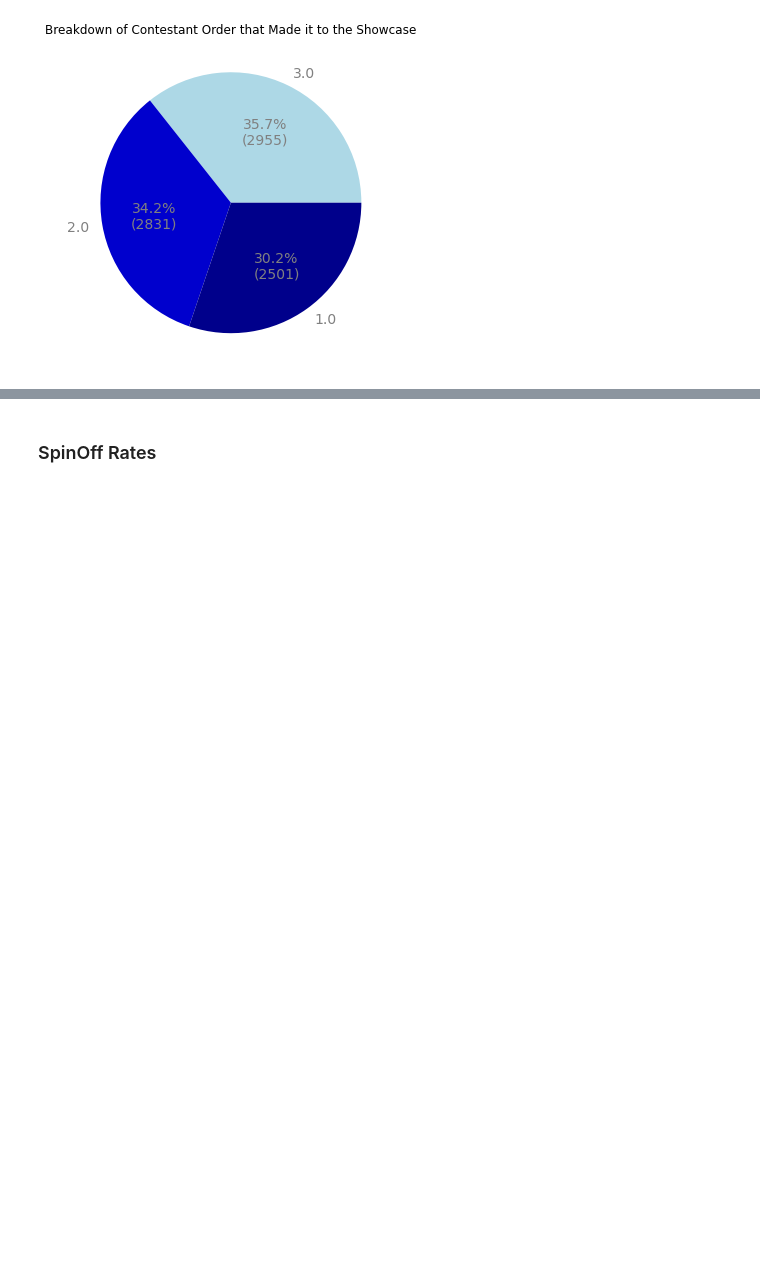
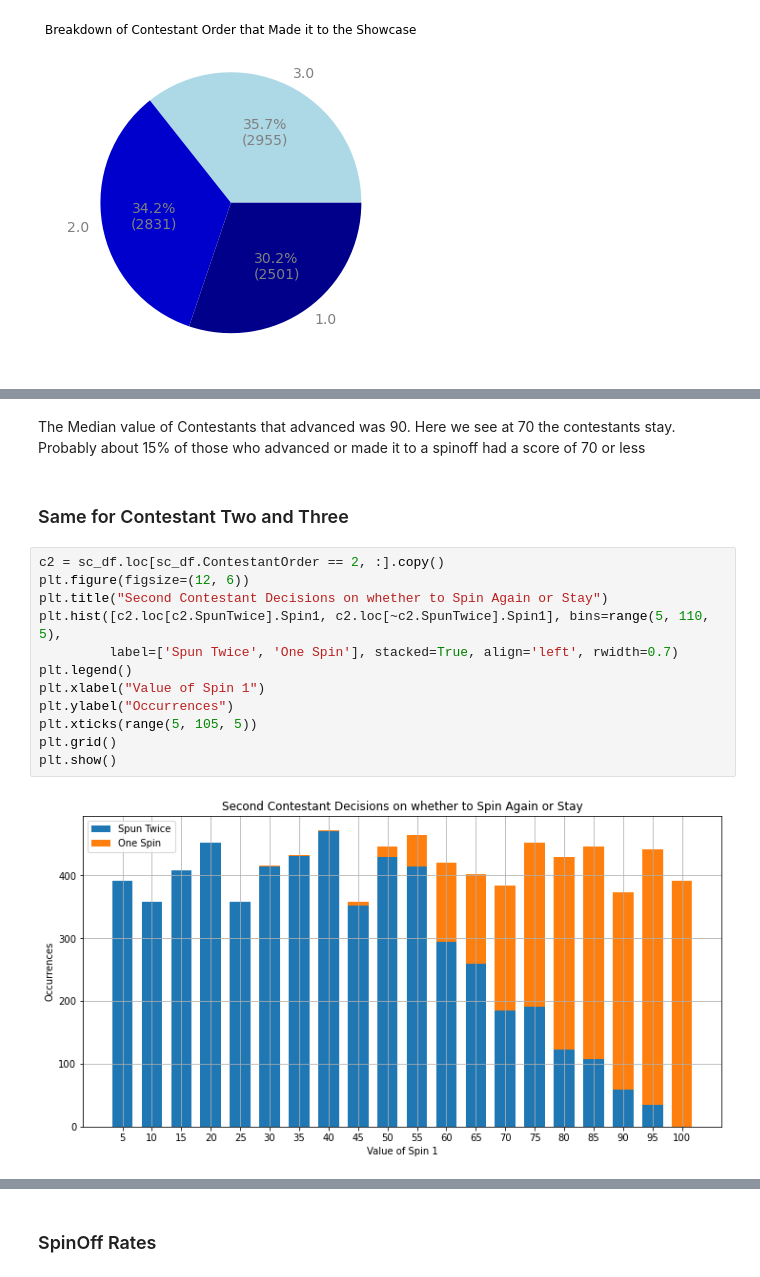
Before and after one commit to zephyr22/zephyr22, a Jupyter notebook: PriceIsRight/GraphResults.ipynb, the cells around one changed output, grey strips where cells are left out. Cells and saved outputs as stored; diff of their text form; blank space fills up the shorter version.

```diff
--- a/PriceIsRight/GraphResults.ipynb
+++ b/PriceIsRight/GraphResults.ipynb
@@ -101,0 +144,18 @@ wedges, texts, autotexts = plt.pie(winner_order.ContestantOrder, labels=winner_o
+# %% [markdown]
+The Median value of Contestants that advanced was 90.  Here we see at 70 the contestants stay. Probably about 15% of those who advanced or made it to a spinoff had a score of 70 or less
+# %% [markdown]
+### Same for Contestant Two and Three
+# %%
+c2 = sc_df.loc[sc_df.ContestantOrder == 2, :].copy()
+plt.figure(figsize=(12, 6))
+plt.title("Second Contestant Decisions on whether to Spin Again or Stay")
+plt.hist([c2.loc[c2.SpunTwice].Spin1, c2.loc[~c2.SpunTwice].Spin1], bins=range(5, 110, 5),
+         label=['Spun Twice', 'One Spin'], stacked=True, align='left', rwidth=0.7)
+plt.legend()
+plt.xlabel("Value of Spin 1")
+plt.ylabel("Occurrences")
+plt.xticks(range(5, 105, 5))
+plt.grid()
+plt.show()
+# %% [output]
+[figure, added]
```
Also changed, not shown: parts of 20 cells of this notebook, 3 other files.
